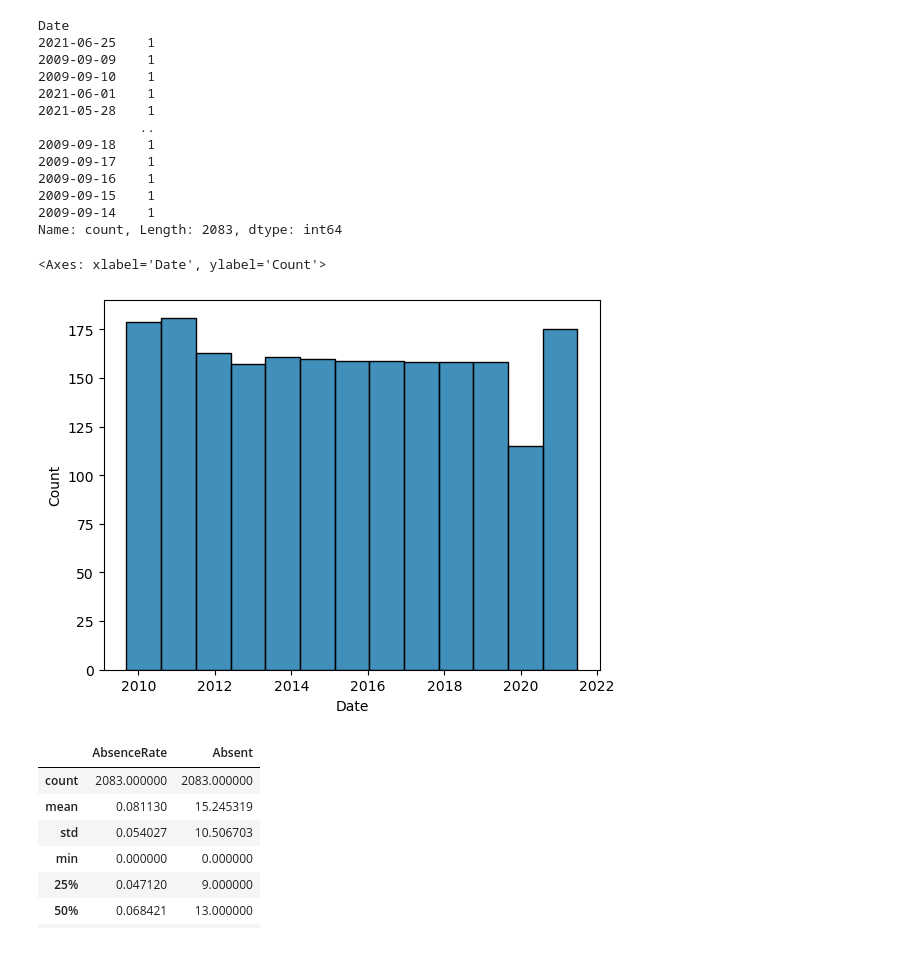
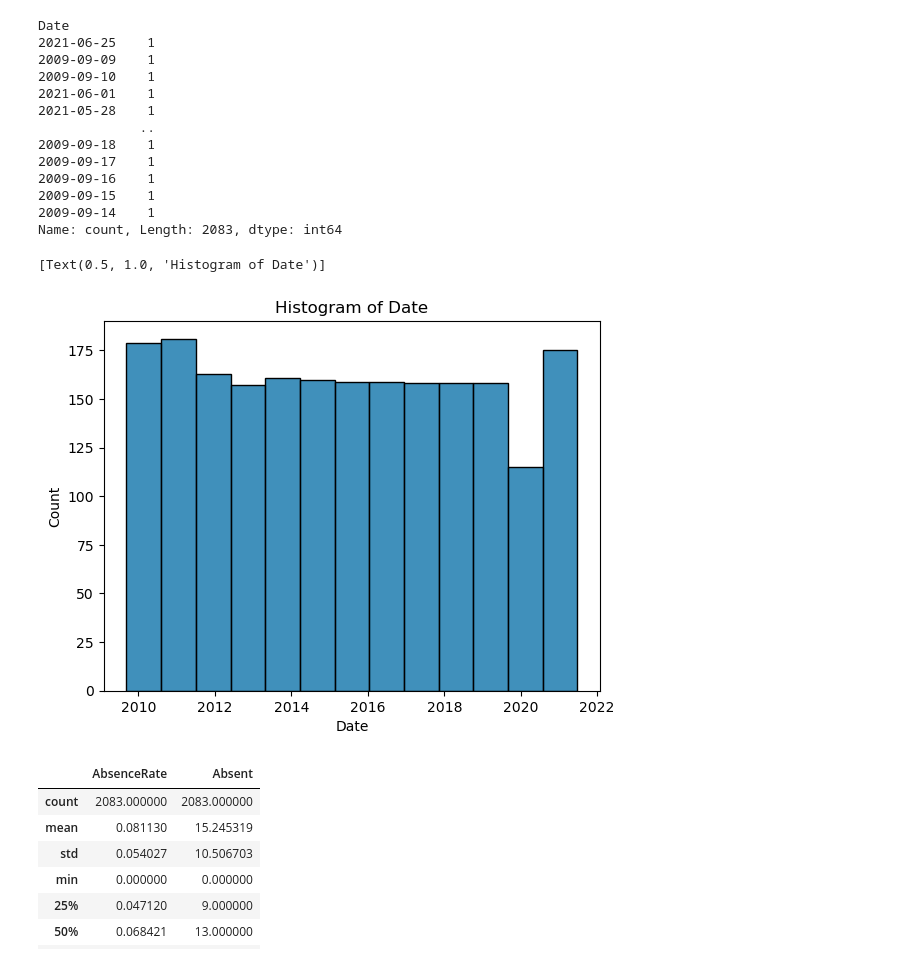
Before and after one commit to tarachiatovich/zero_to_ai_sdp_2025, a Jupyter notebook: zero_to_ai_time_series_forecasting.ipynb, the cells around one changed output. Cells and saved outputs as stored; diff of their text form; code cells hidden in the pictures.

Commit message:
style: supress warnings, add title to histogram

```diff
--- a/zero_to_ai_time_series_forecasting.ipynb
+++ b/zero_to_ai_time_series_forecasting.ipynb
@@ -110,11 +111,11 @@ Name: count, Length: 2083, dtype: int64
 # %%
 # Look at histogram giving dates for first school
 # These bars look nice and even, except for circa
 # 2020, which is no surprise given the pandemic
-sns.histplot(data=data_1_school, x='Date')
+sns.histplot(data=data_1_school, x='Date').set(title="Histogram of Date")
 # %% [output]
-<Axes: xlabel='Date', ylabel='Count'>
+[Text(0.5, 1.0, 'Histogram of Date')]
-[figure, old version]
+[figure, new version]
 # %%
 # Create an absence rate that adjusts for enrollment
 data_1_school['AbsenceRate'] = data_1_school['Absent']/data_1_school['Enrolled']
```
Also changed, not shown: parts of 3 cells of this notebook.
